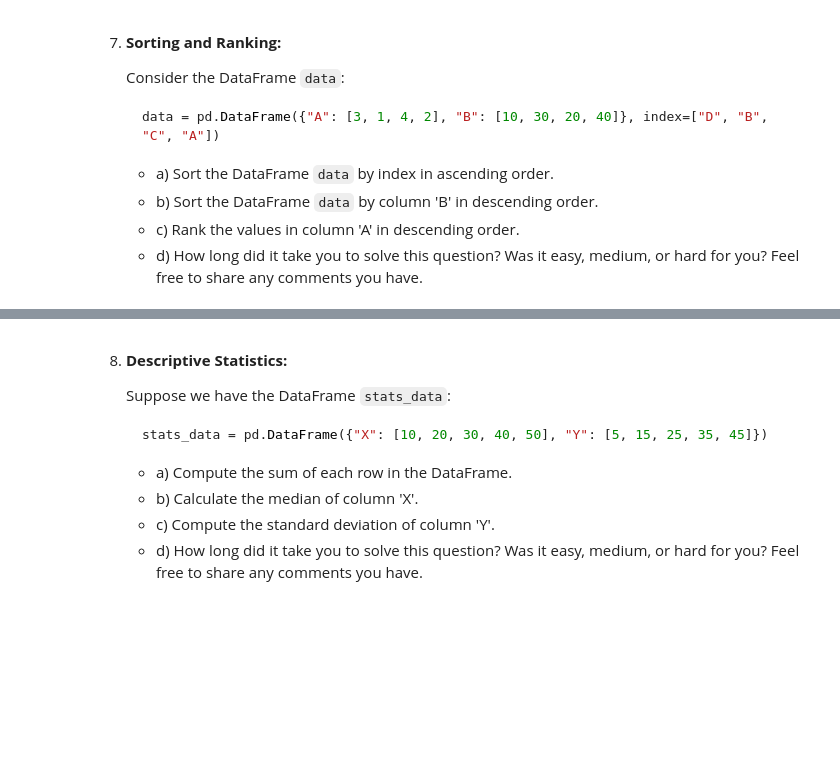
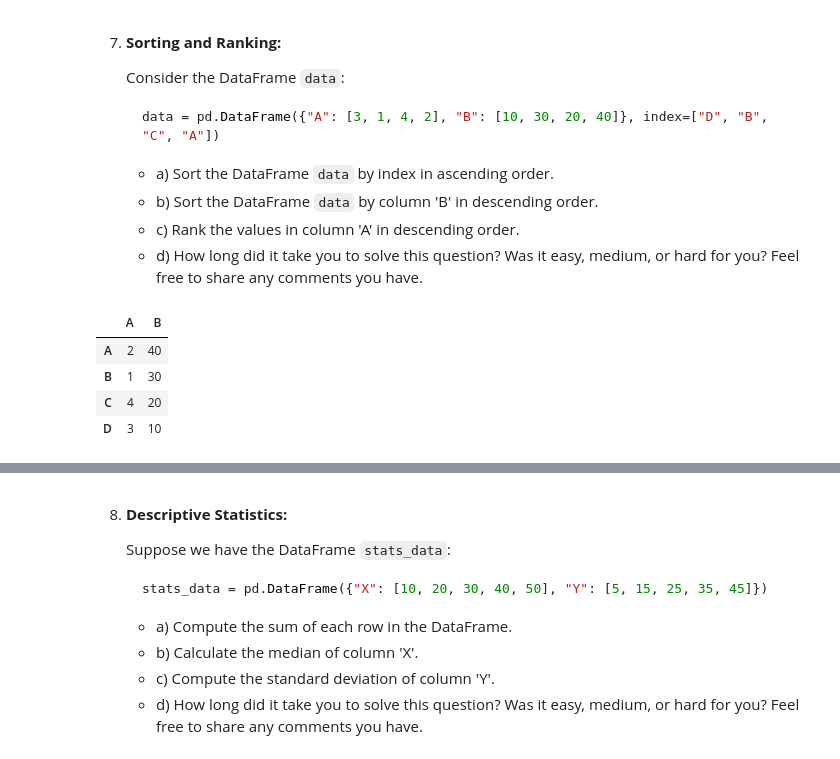
Before and after one commit to zacmac13/Intro-to-Data-Science, a Jupyter notebook: HW/HW2.ipynb, the cells around one changed output, grey strips where cells are left out. Saved outputs shown, nothing was run; the diff lists cells and outputs as text; code cells hidden in the pictures; blank space fills up the shorter version.

```diff
--- a/HW/HW2.ipynb
+++ b/HW/HW2.ipynb
@@ -90,3 +251,13 @@ Remember, timely completion of assignments is crucial for your understanding of
    - b) Sort the DataFrame `data` by column 'B' in descending order.
    - c) Rank the values in column 'A' in descending order.
    - d) How long did it take you to solve this question? Was it easy, medium, or hard for you? Feel free to share any comments you have.
+# %%
+data = pd.DataFrame({"A": [3, 1, 4, 2], "B": [10, 30, 20, 40]}, index=["D", "B", "C", "A"])
+# %%
+data.sort_index()
+# %% [output]
+|  | A | B |
+| A | 2 | 40 |
+| B | 1 | 30 |
+| C | 4 | 20 |
+| D | 3 | 10 |
```
Also changed, not shown: parts of 52 cells of this notebook.
